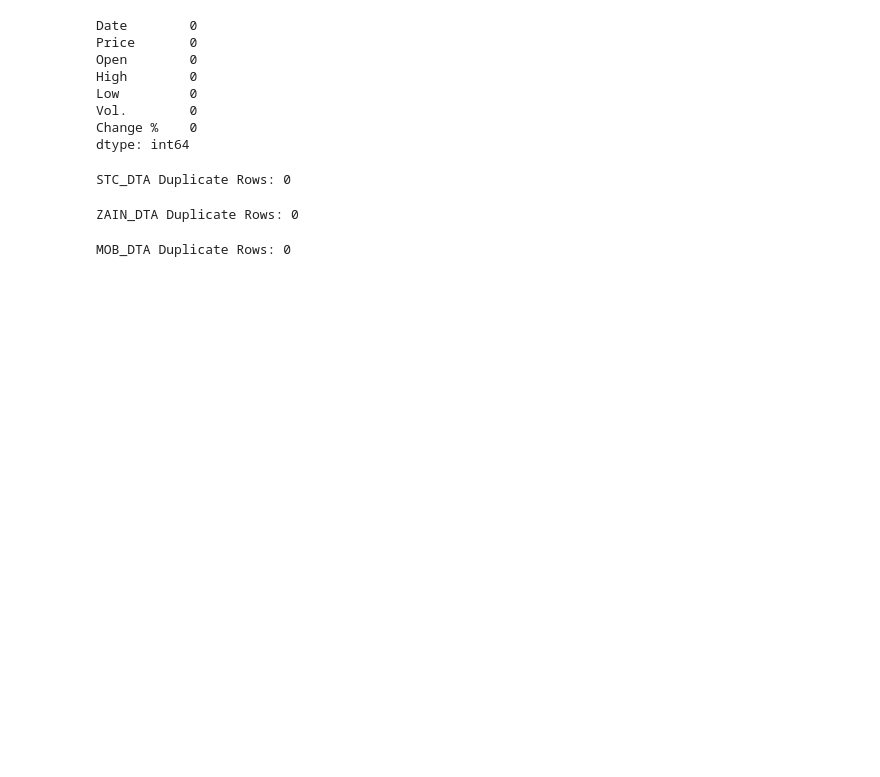
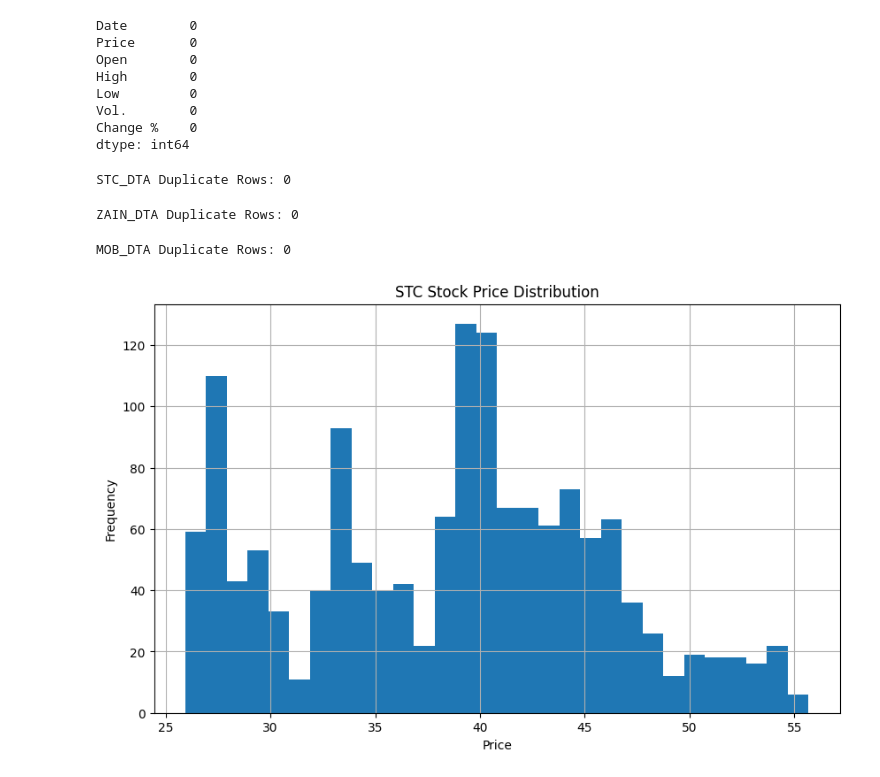
Before and after one commit to aswink71/Time-Series-Project, a Jupyter notebook: Multivaiate_analysis.ipynb, the cells around one changed output. Drawn from its saved outputs; the diff is of its cells as text; code cells hidden in the pictures; blank space fills up the shorter version.

```diff
--- a/Multivaiate_analysis.ipynb
+++ b/Multivaiate_analysis.ipynb
@@ -196,3 +196,14 @@ ZAIN_DTA Duplicate Rows: 0
 print("MOB_DTA Duplicate Rows:", MOB_DTA.duplicated().sum())
 # %% [output]
 MOB_DTA Duplicate Rows: 0
+# %%
+# Price Distribution (Histogram)
+matlp.figure(figsize=(10, 6))
+matlp.hist(STC_DTA['Price'], bins=30)
+matlp.xlabel('Price')
+matlp.ylabel('Frequency')
+matlp.title('STC Stock Price Distribution')
+matlp.grid(True)
+matlp.show()
+# %% [output]
+[figure, added]
```
Also changed, not shown: parts of 11 cells of this notebook.
